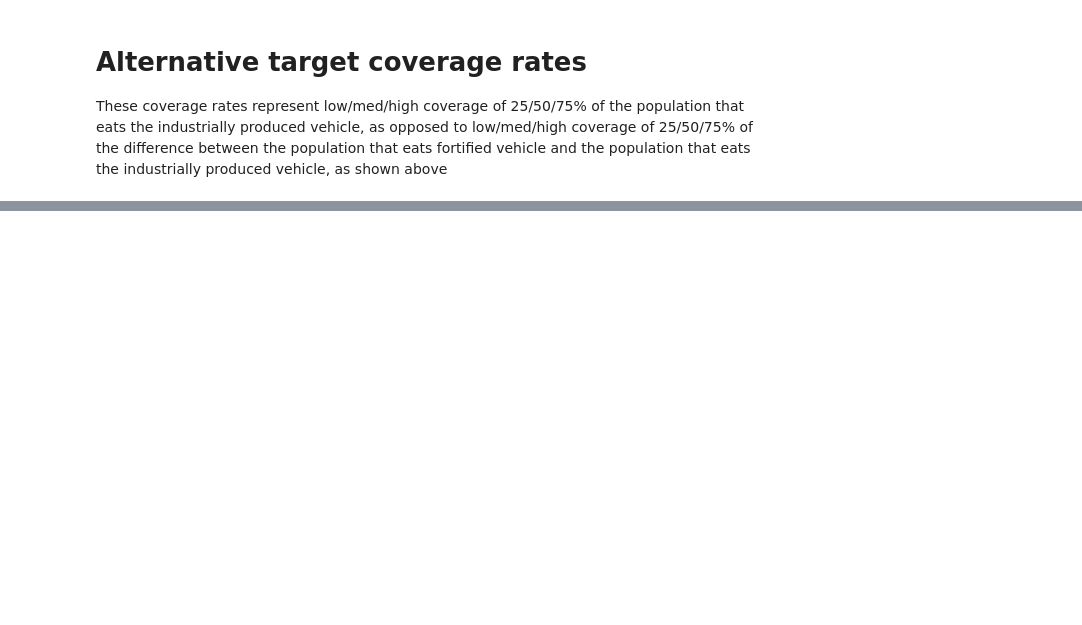
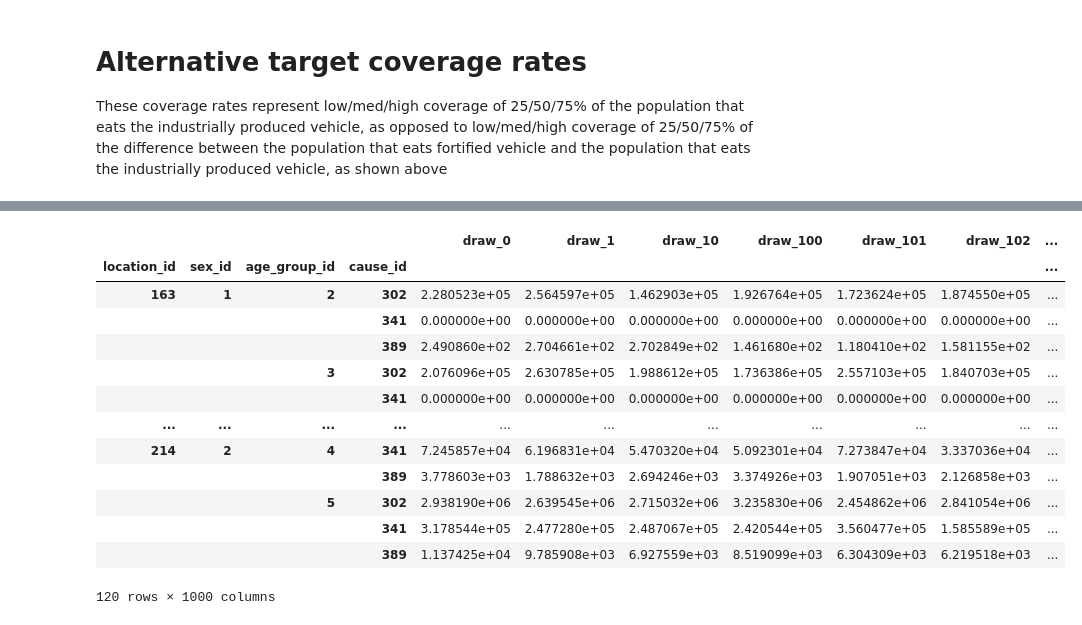
Before and after one commit to ihmeuw/vivarium_data_analysis, a Jupyter notebook: pre_processing/lsff_project/multiplication_models/dichotomous_models/dichotomous_multiplication_model_prep_functions.ipynb, the cells around one changed output, grey strips where cells are left out. Cells and saved outputs as stored; diff of their text form; code cells hidden in the pictures; blank space fills up the shorter version.

```diff
--- a/pre_processing/lsff_project/multiplication_models/dichotomous_models/dichotomous_multiplication_model_prep_functions.ipynb
+++ b/pre_processing/lsff_project/multiplication_models/dichotomous_models/dichotomous_multiplication_model_prep_functions.ipynb
@@ -551,0 +544,17 @@ fort_daly_reduction_by_location_alt
+# %%
+dalys
+# %% [output]
+|  |  |  |  | draw_0 | draw_1 | draw_10 | draw_100 | draw_101 | draw_102 | ... |
+| location_id | sex_id | age_group_id | cause_id |  |  |  |  |  |  | ... |
+| 163 | 1 | 2 | 302 | 2.280523e+05 | 2.564597e+05 | 1.462903e+05 | 1.926764e+05 | 1.723624e+05 | 1.874550e+05 | ... |
+|  |  |  | 341 | 0.000000e+00 | 0.000000e+00 | 0.000000e+00 | 0.000000e+00 | 0.000000e+00 | 0.000000e+00 | ... |
+|  |  |  | 389 | 2.490860e+02 | 2.704661e+02 | 2.702849e+02 | 1.461680e+02 | 1.180410e+02 | 1.581155e+02 | ... |
+|  |  | 3 | 302 | 2.076096e+05 | 2.630785e+05 | 1.988612e+05 | 1.736386e+05 | 2.557103e+05 | 1.840703e+05 | ... |
+|  |  |  | 341 | 0.000000e+00 | 0.000000e+00 | 0.000000e+00 | 0.000000e+00 | 0.000000e+00 | 0.000000e+00 | ... |
+| ... | ... | ... | ... | ... | ... | ... | ... | ... | ... | ... |
+| 214 | 2 | 4 | 341 | 7.245857e+04 | 6.196831e+04 | 5.470320e+04 | 5.092301e+04 | 7.273847e+04 | 3.337036e+04 | ... |
+|  |  |  | 389 | 3.778603e+03 | 1.788632e+03 | 2.694246e+03 | 3.374926e+03 | 1.907051e+03 | 2.126858e+03 | ... |
+|  |  | 5 | 302 | 2.938190e+06 | 2.639545e+06 | 2.715032e+06 | 3.235830e+06 | 2.454862e+06 | 2.841054e+06 | ... |
+|  |  |  | 341 | 3.178544e+05 | 2.477280e+05 | 2.487067e+05 | 2.420544e+05 | 3.560477e+05 | 1.585589e+05 | ... |
+|  |  |  | 389 | 1.137425e+04 | 9.785908e+03 | 6.927559e+03 | 8.519099e+03 | 6.304309e+03 | 6.219518e+03 | ... |
+120 rows × 1000 columns
```
Also changed, not shown: parts of 19 cells of this notebook, 2 other files.
